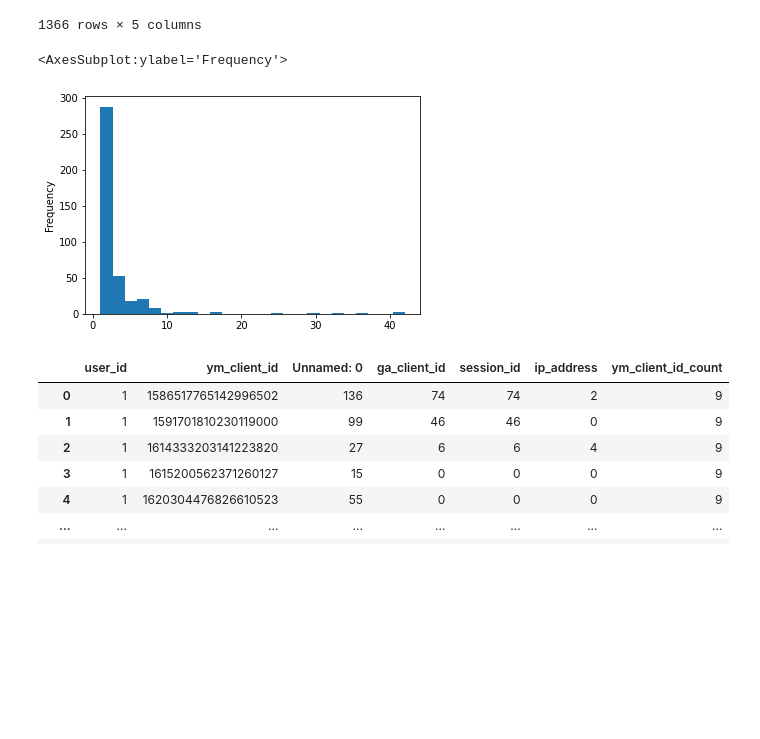
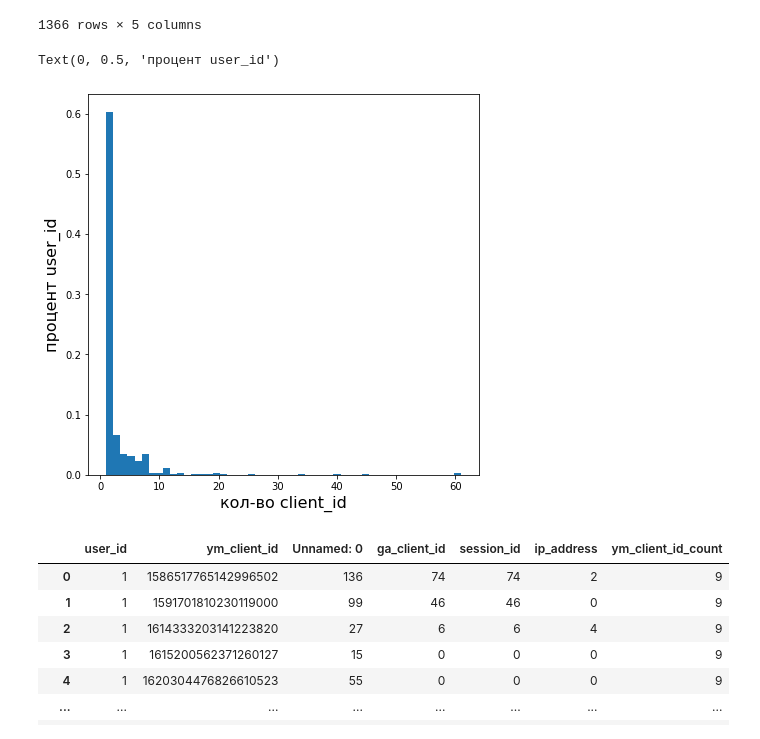
Before and after one commit to salamoslam/recommendations, a Jupyter notebook: notebooks/get_raw_data.ipynb, the cells around one changed output. Saved outputs shown, nothing was run; the diff lists cells and outputs as text; code cells hidden in the pictures; blank space fills up the shorter version.

```diff
--- a/notebooks/get_raw_data.ipynb
+++ b/notebooks/get_raw_data.ipynb
@@ -395,13 +395,15 @@ brand_categ_info
 # %%
 user_client_df = df_heat.loc[df_heat.user_id != 0].groupby(['user_id','ym_client_id']).count().reset_index()
 user_client_df.drop(columns = ['_id','current_url','product_id','timestamp'], inplace=True)
 user_client_df = user_client_df.join(user_client_df.groupby('user_id')['ym_client_id'].transform('count'), rsuffix = '_count')
 # user_client = user_client_df.to_dict()
 user_client_df.set_index('user_id', inplace=True)
-user_client_df.reset_index().drop_duplicates('user_id')['ym_client_id_count'].plot(kind = 'hist', bins = 25, xlabel ='кол-во client_id',ylabel = 'число user_id')
+user_plot = user_client_df.reset_index().drop_duplicates('user_id')['ym_client_id_count'].plot(kind = 'hist', bins = 50, figsize = (7,7),density = 1)
+user_plot.set_xlabel('кол-во client_id', fontsize = 16)
+user_plot.set_ylabel('процент user_id', fontsize = 16)
 # %% [output]
-<AxesSubplot:ylabel='Frequency'>
+Text(0, 0.5, 'процент user_id')
-[figure, old version]
+[figure, new version]
 # %%
 user_client_df.reset_index()
 # %% [output]
```
Also changed, not shown: 11 other files.
